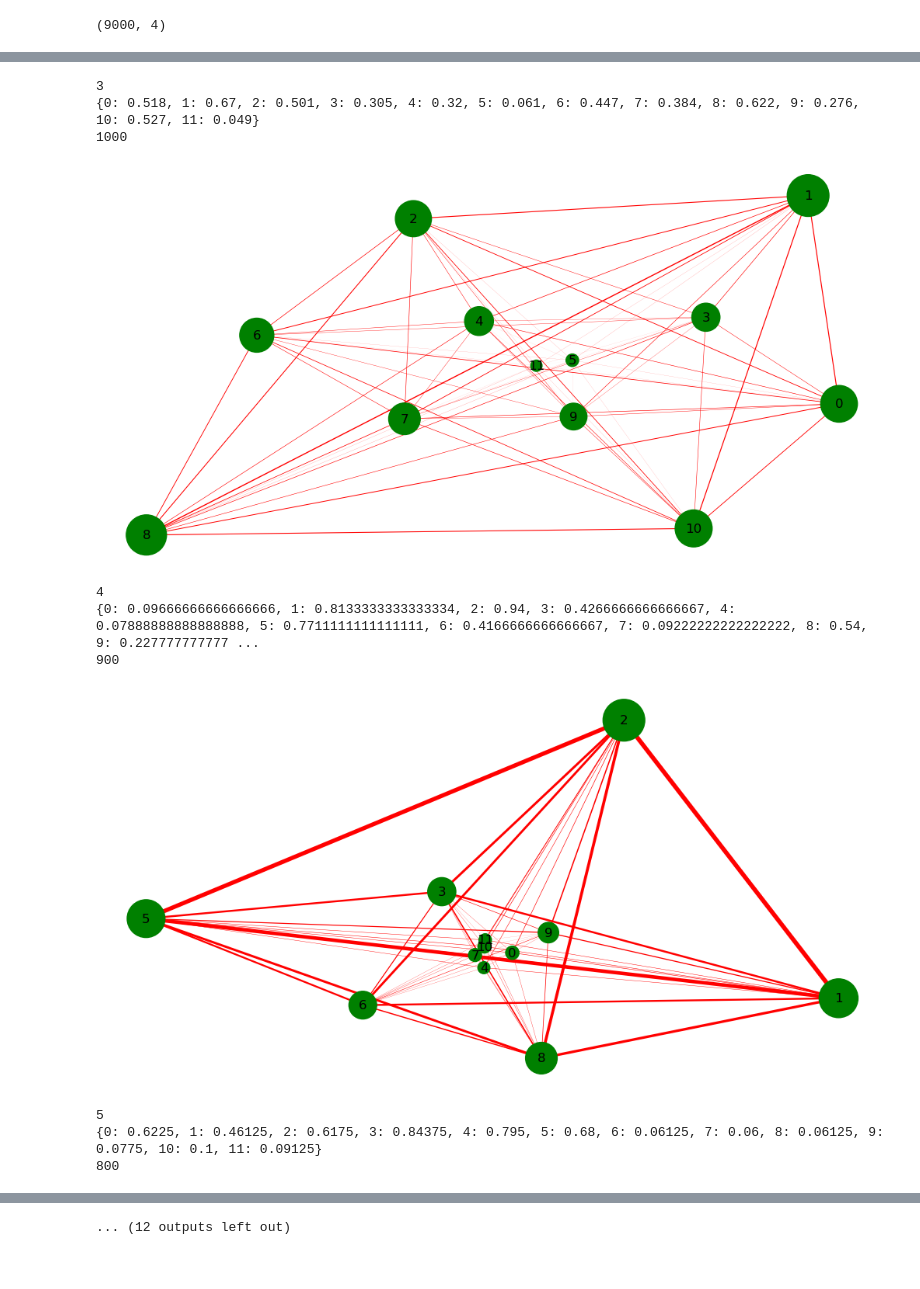
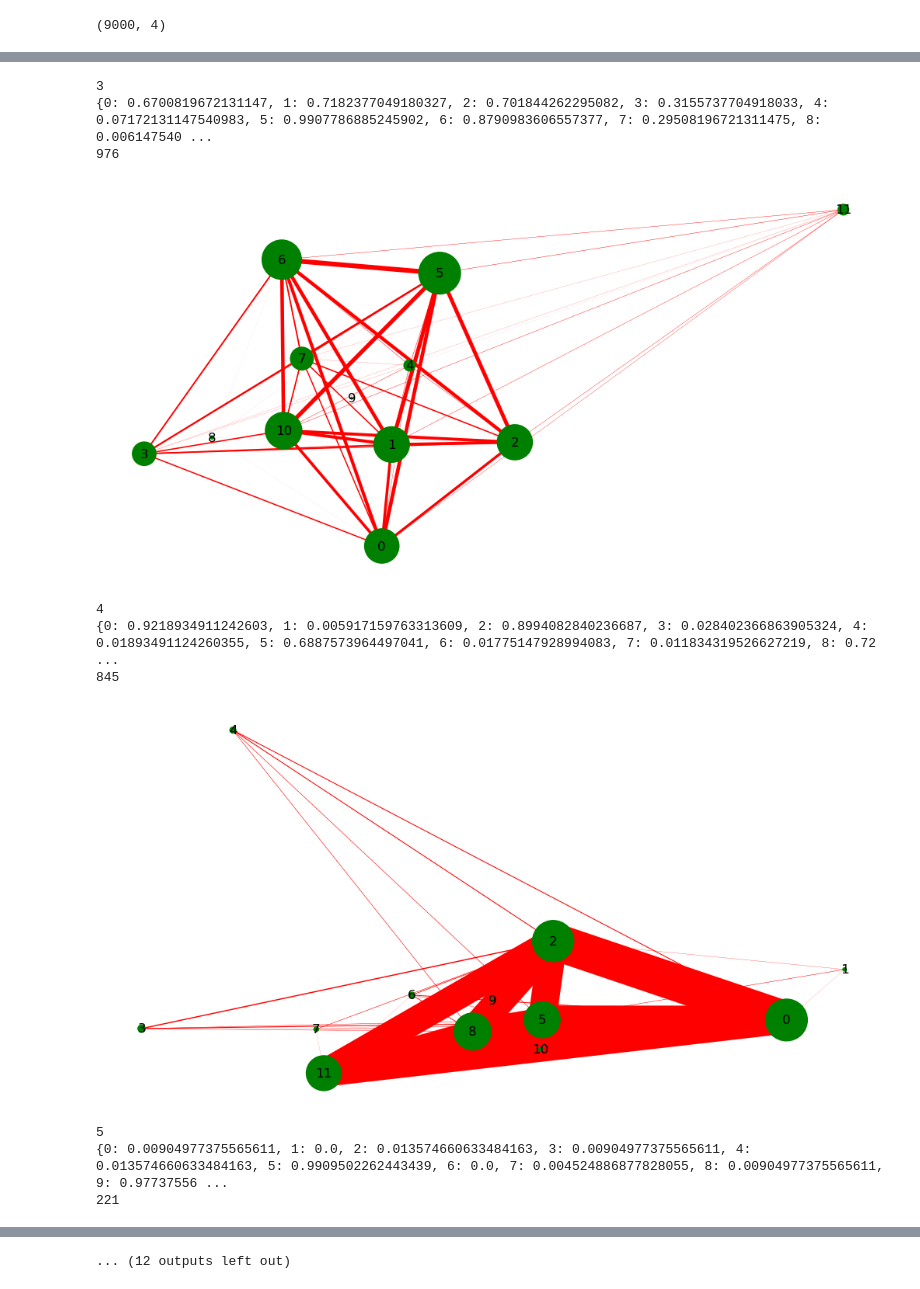
Before and after one commit to jjgsherwood/COMSOC, a Jupyter notebook: gen_data_statistics.ipynb, the cells around one changed output, grey strips where cells are left out. Drawn from its saved outputs; the diff is of its cells as text; code cells hidden in the pictures.

```diff
--- a/gen_data_statistics.ipynb
+++ b/gen_data_statistics.ipynb
@@ -64,12 +64,12 @@ class data_generator():
     def make_clusters(self):
         clusters = []
         for cluster_size in self.voters_per_cluster:
-#             print(self.avg_approvals_per_voter)
+            print(self.avg_approvals_per_voter)
 #             print(self.votes_per_project)
 
 #             print(self.votes_per_project_dist)
             npic = self.n_projects_in_cluster(cluster_size)
-#             print(npic)
+            print(npic)
             ps = self.generate_project_set(npic)
 #             print(ps)
             apv = self.approvals_per_voter(npic, cluster_size)
@@ -99,7 +99,7 @@ class data_generator():
 
     def approvals_per_voter(self, n_projects_in_cluster, cluster_size):
         # spread_of_approvals determines the spread of approvals per voter within a cluster.
-        return np.clip(random.normal(self.avg_approvals_per_voter + 1, self.spread_of_approvals, cluster_size), 1, n_projects_in_cluster).astype(int)
+        return np.clip(random.normal(self.avg_approvals_per_voter + 1, self.spread_of_approvals, cluster_size), 1, max(n_projects_in_cluster, 2)).astype(int)
 
     def gen_cluster_project_dist(self, project_set):
         # distribution for all projects (small values for non-cluster-projects)
@@ -108,7 +108,7 @@ class data_generator():
 
     def gen_cluster_project_dist_noise(self, cluster_project_dist, project_set):
         noise_projects = list(set(range(self.n_projects)) - set(project_set))
-        cpdn = np.array(list(cluster_project_dist) + list(np.clip(random.normal(self.noise, self.noise/2 ,len(noise_projects)), 10**-8, 3*self.noise)))
+        cpdn = np.array(list(cluster_project_dist) + list(np.clip(random.gamma(self.noise, 4, len(noise_projects)), 0, 3*self.noise)))
         return cpdn / sum(cpdn), list(project_set) + noise_projects
 
     def gen_cluster_ballot(self, project_set, approvals_per_voter, cluster_project_dist):
@@ -117,10 +117,16 @@ class data_generator():
     def __call__(self):
         return self.make_clusters()
 # %%
+# settings for 10-15 projects
 VOTERS_PER_CLUSTER = list(range(1300, 100, -100))
 VOTES_PER_PROJECT = list(range(5000, 1500, -300))
+old_clusters = data_generator(VOTERS_PER_CLUSTER, VOTES_PER_PROJECT, cluster_independence=3, spread_of_approvals=1.5, sdcavpd=0.1, noise=0.01)()
 
-old_clusters = data_generator(VOTERS_PER_CLUSTER, VOTES_PER_PROJECT, spread_of_approvals=1., sdcavpd=0.1)()
+# settings for 40-50 projects
+# VOTERS_PER_CLUSTER = list(range(250, 10, -10))
+# VOTES_PER_PROJECT = list(range(600, 150, -10))
+# old_clusters = data_generator(VOTERS_PER_CLUSTER, VOTES_PER_PROJECT, cluster_independence=10, spread_of_approvals=1.5, sdcavpd=0.15, noise=0.01)()
+
 print(Counter([z for x in old_clusters for y in x for z in np.where(y==1)[0]]))
 
 old_labels = [y for i,x in enumerate(old_clusters) for y in [i] * len(x)]
@@ -130,5 +152,5 @@ Counter({0: 4562, 1: 4317, 3: 3690, 2: 3683, 4: 3477, 5: 3449, 6: 2796, 8: 2692,
 # %%
-reducer = umap.UMAP(n_components=4, n_neighbors=50, metric='manhattan')
+reducer = umap.UMAP(n_components=4, n_neighbors=100, metric='manhattan')
 reducer.fit(data)
 embedding = reducer.transform(data)
 # Verify that the result of calling transform is
@@ -221,9 +243,8 @@ plt.show()
 # %%
-# clusters = [data[k.labels_ == i] for i in range(n_clusters)]
-clusters = old_clusters
+clusters = [data[k.labels_ == i] for i in range(n_clusters)]
+# clusters = old_clusters
 for see_cluster in range(n_clusters):
     print(see_cluster)
-#     print(np.where(np.mean(clusters[see_cluster],0) > 0.75)[0])
     print({i:x for i,x in enumerate(np.mean(clusters[see_cluster],0))})
     print(len(clusters[see_cluster]))
     cluster_0 = Counter([tuple(np.where(x == 1)[0]) for x in clusters[see_cluster]])
@@ -240,7 +261,6 @@ for see_cluster in range(n_clusters):
                     edge_dict[(perm[0], perm[1])] = value
 
     edge_list = [(*key, {'weight':value}) for key,value in edge_dict.items()]
-#     print([x for x in edge_list if x[2]['weight'] > 0.25*len(clusters[see_cluster])])
 
     G = nx.Graph()
     G.add_nodes_from(sorted(set([y for x in cluster_0.keys() for y in x])))
@@ -279,11 +299,11 @@ for see_cluster in range(n_clusters):
 3
-{0: 0.518, 1: 0.67, 2: 0.501, 3: 0.305, 4: 0.32, 5: 0.061, 6: 0.447, 7: 0.384, 8: 0.622, 9: 0.276, 10: 0.527, 11: 0.049}
-1000
+{0: 0.6700819672131147, 1: 0.7182377049180327, 2: 0.701844262295082, 3: 0.3155737704918033, 4: 0.07172131147540983, 5: 0.9907786885245902, 6: 0.8790983606557377, 7: 0.29508196721311475, 8: 0.006147540 ...
+976
-[figure, old version]
+[figure, new version]
 4
-{0: 0.09666666666666666, 1: 0.8133333333333334, 2: 0.94, 3: 0.4266666666666667, 4: 0.07888888888888888, 5: 0.7711111111111111, 6: 0.4166666666666667, 7: 0.09222222222222222, 8: 0.54, 9: 0.227777777777 ...
-900
+{0: 0.9218934911242603, 1: 0.005917159763313609, 2: 0.8994082840236687, 3: 0.028402366863905324, 4: 0.01893491124260355, 5: 0.6887573964497041, 6: 0.01775147928994083, 7: 0.011834319526627219, 8: 0.72 ...
+845
-[figure, old version]
+[figure, new version]
 5
-{0: 0.6225, 1: 0.46125, 2: 0.6175, 3: 0.84375, 4: 0.795, 5: 0.68, 6: 0.06125, 7: 0.06, 8: 0.06125, 9: 0.0775, 10: 0.1, 11: 0.09125}
-800
+{0: 0.00904977375565611, 1: 0.0, 2: 0.013574660633484163, 3: 0.00904977375565611, 4: 0.013574660633484163, 5: 0.9909502262443439, 6: 0.0, 7: 0.004524886877828055, 8: 0.00904977375565611, 9: 0.97737556 ...
+221
```
Also changed, not shown: parts of 4 cells of this notebook, 2 other files.
